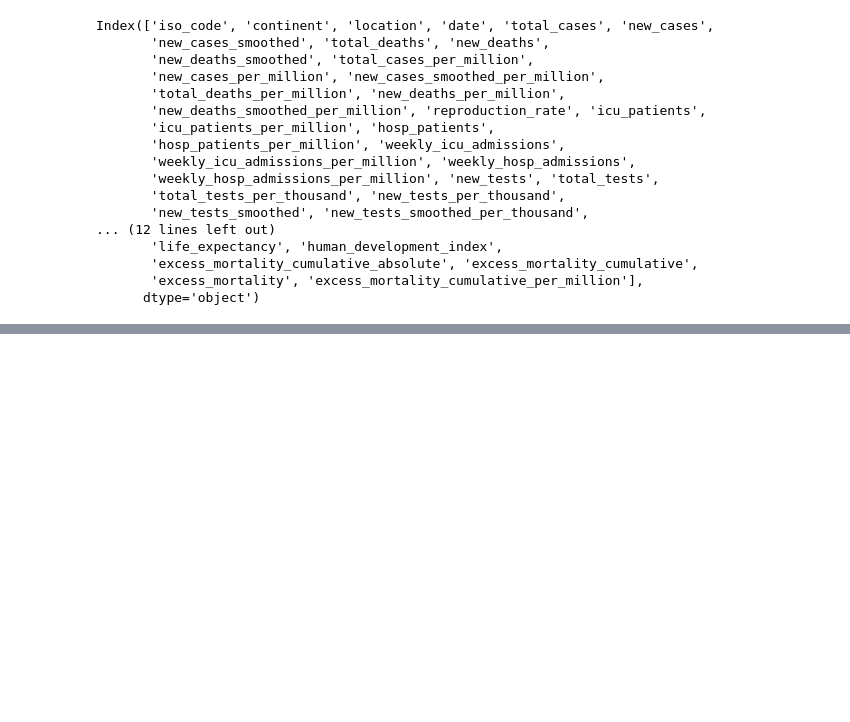
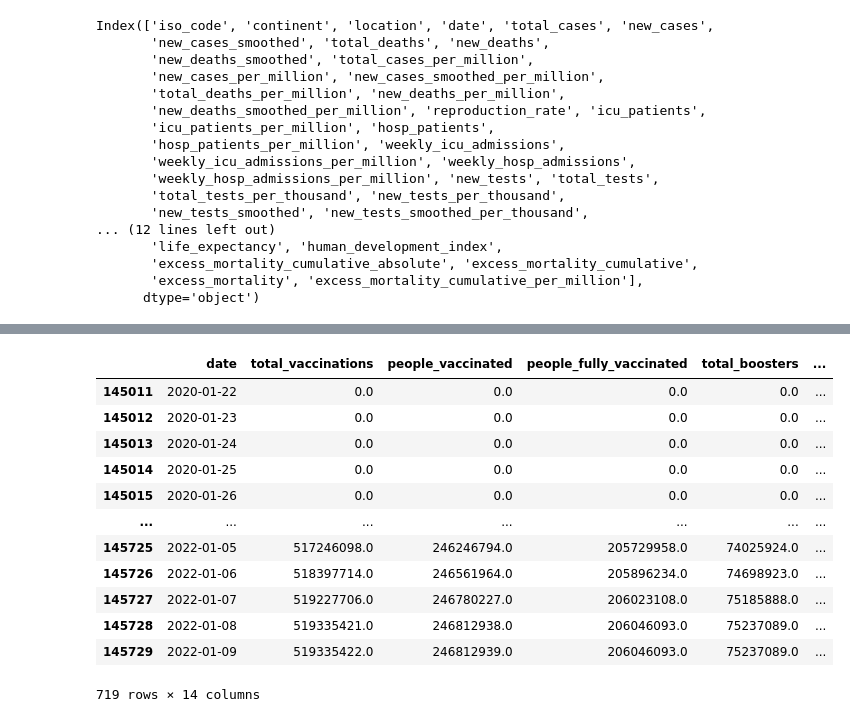
Before and after one commit to jitrapon/mads-milestone-i, a Jupyter notebook: exploration.ipynb, the cells around one changed output, grey strips where cells are left out. Cells and saved outputs as stored; diff of their text form; code cells hidden in the pictures; blank space fills up the shorter version.

```diff
--- a/exploration.ipynb
+++ b/exploration.ipynb
@@ -3,3 +14,2 @@ import pandas as pd
 # %%
-# source: https://github.com/owid/covid-19-data/tree/master/public/data
-df = pd.read_csv('data/owid-covid-data.csv')
+covid_df = pd.read_csv('data/owid-covid-data.csv')
@@ -41,0 +73,16 @@ Index(['iso_code', 'continent', 'location', 'date', 'total_cases', 'new_cases',
+# %%
+covid_us_df
+# %% [output]
+|  | date | total_vaccinations | people_vaccinated | people_fully_vaccinated | total_boosters | ... |
+| 145011 | 2020-01-22 | 0.0 | 0.0 | 0.0 | 0.0 | ... |
+| 145012 | 2020-01-23 | 0.0 | 0.0 | 0.0 | 0.0 | ... |
+| 145013 | 2020-01-24 | 0.0 | 0.0 | 0.0 | 0.0 | ... |
+| 145014 | 2020-01-25 | 0.0 | 0.0 | 0.0 | 0.0 | ... |
+| 145015 | 2020-01-26 | 0.0 | 0.0 | 0.0 | 0.0 | ... |
+| ... | ... | ... | ... | ... | ... | ... |
+| 145725 | 2022-01-05 | 517246098.0 | 246246794.0 | 205729958.0 | 74025924.0 | ... |
+| 145726 | 2022-01-06 | 518397714.0 | 246561964.0 | 205896234.0 | 74698923.0 | ... |
+| 145727 | 2022-01-07 | 519227706.0 | 246780227.0 | 206023108.0 | 75185888.0 | ... |
+| 145728 | 2022-01-08 | 519335421.0 | 246812938.0 | 206046093.0 | 75237089.0 | ... |
+| 145729 | 2022-01-09 | 519335422.0 | 246812939.0 | 206046093.0 | 75237089.0 | ... |
+719 rows × 14 columns
```
Also changed, not shown: parts of 16 cells of this notebook, 1 other file.
